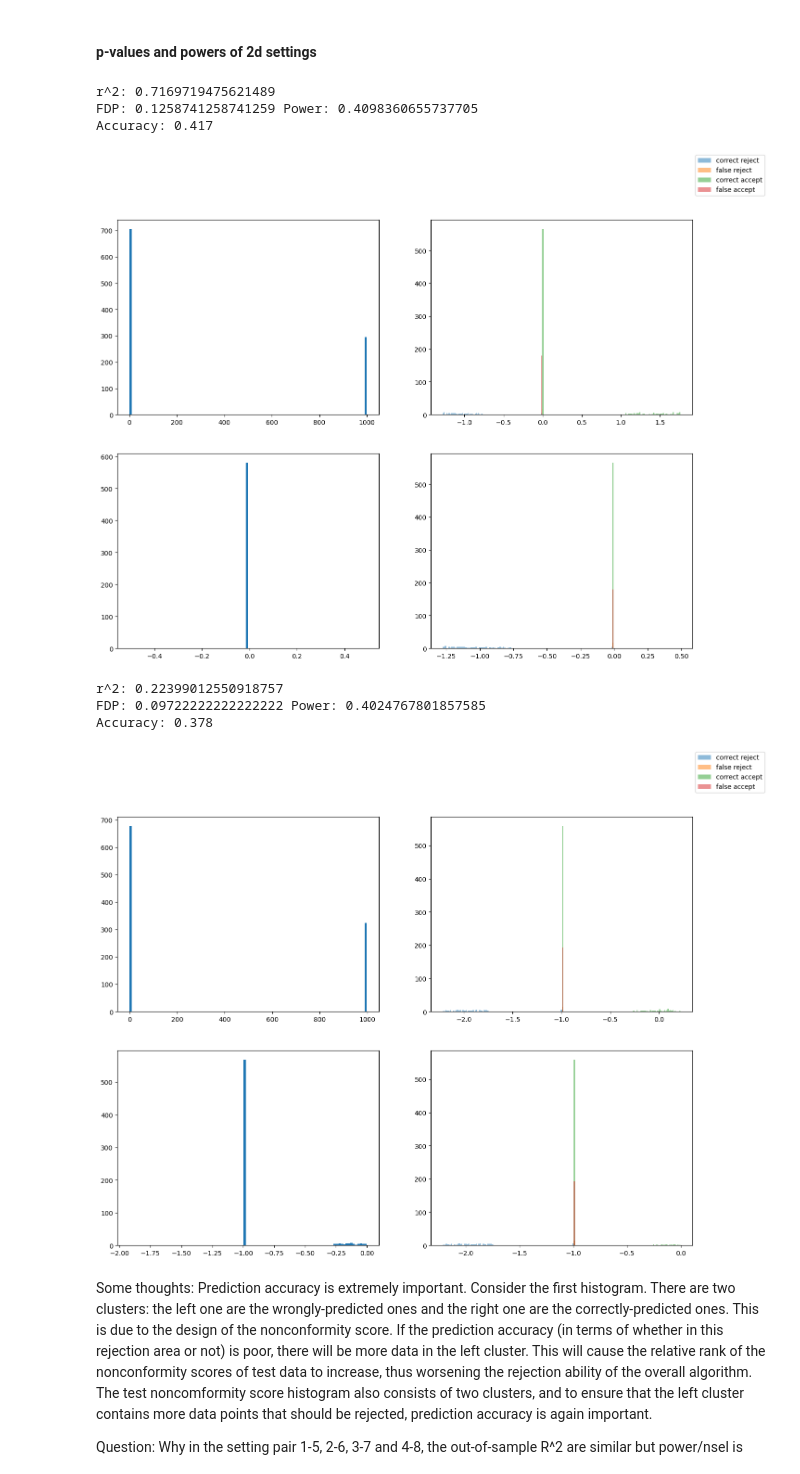
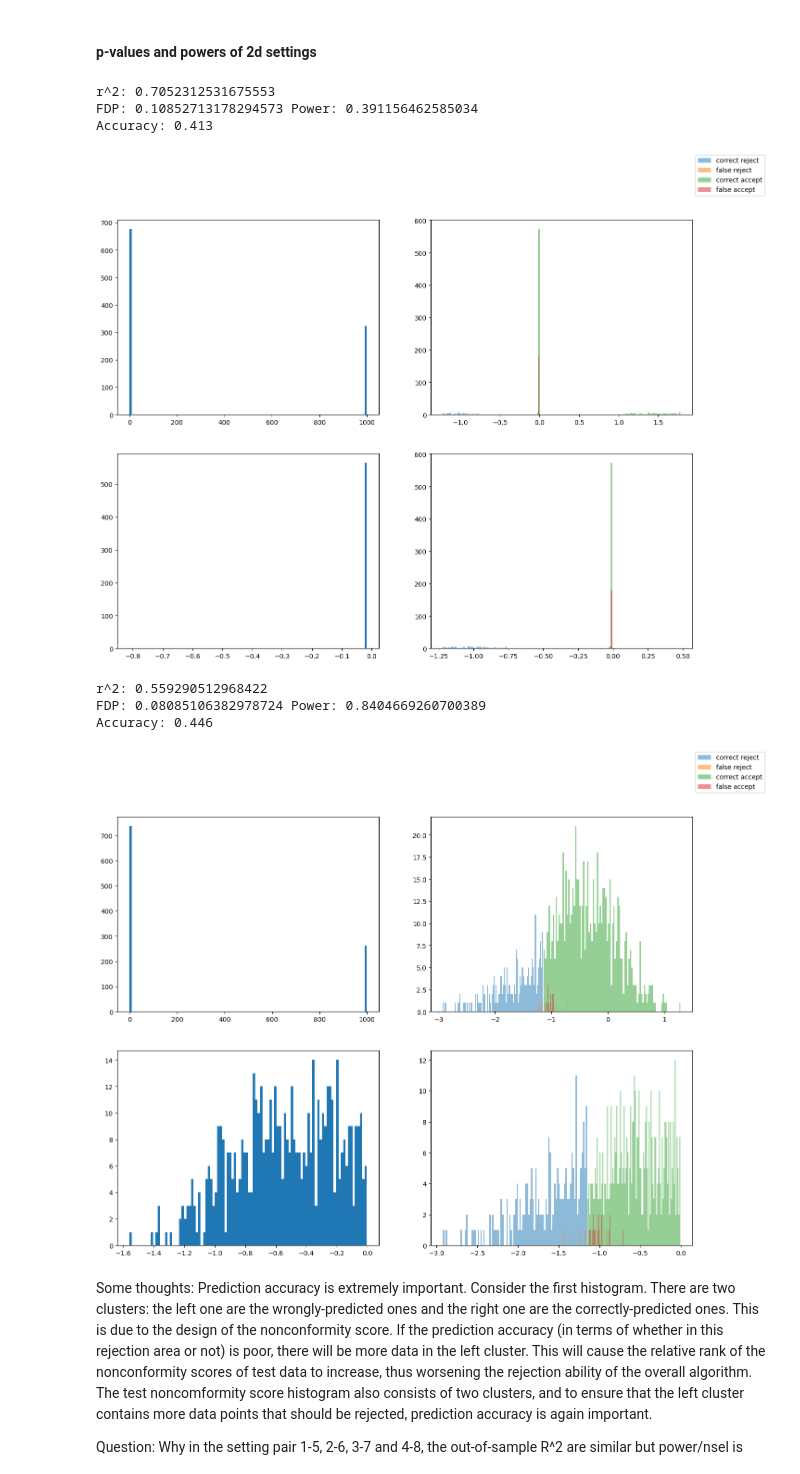
Before and after one commit to Tian-Bai/selcf_paper, a Jupyter notebook: utils/other.ipynb, the cells around one changed output. Drawn from its saved outputs; the diff is of its cells as text; code cells hidden in the pictures.

```diff
--- a/utils/other.ipynb
+++ b/utils/other.ipynb
@@ -11,7 +11,7 @@ import numpy as np
 from matplotlib import pyplot as plt
 
 N = 1000
-ntest = 100
+ntest = 1000
 setting = 1
 sigma = 0.5 if setting in [1, 2, 3, 4] else 0.2
 cov = 0.1
@@ -558,10 +558,10 @@ axs[1][1].hist(test_scores[false_accept][np.where(test_scores[false_accept] < 0)
 fig.legend()
 plt.show()
 # %% [output]
-r^2: 0.7169719475621489
-FDP: 0.1258741258741259 Power: 0.4098360655737705
-Accuracy: 0.417
+r^2: 0.7052312531675553
+FDP: 0.10852713178294573 Power: 0.391156462585034
+Accuracy: 0.413
-[figure, old version]
+[figure, new version]
 # %%
 from utility import gen_data_2d, BH
 from prediction_model import OracleRegressor2d, TrueRegressor2d
@@ -585,7 +585,7 @@ def intersect(l1, l2):
 
 N = 1000
 ntest = 1000
-setting = 3
+setting = 4
 sigma = 0.1
 cov = 0
 dim = 10
@@ -623,37 +623,37 @@ false_accept = intersect(BH_2clip_c, reject)
 true_null = sum((Ytest[:, 0] > 0) & (Ytest[:, 1] > 0))
 if len(BH_2clip) == 0:
     BH_2clip_fdp = 0
     BH_2clip_power = 0
 else:
     BH_2clip_fdp = np.sum((Ytest[BH_2clip][:, 0] <= 0) | (Ytest[BH_2clip][:, 1] <= 0)) / len(BH_2clip)
     BH_2clip_power = np.sum((Ytest[BH_2clip][:, 0] > 0) & (Ytest[BH_2clip][:, 1] > 0)) / true_null if true_null != 0 else 0
 print(f"FDP: {BH_2clip_fdp} Power: {BH_2clip_power}")
 accuracy = accuracy_score((Ytest[:, 0] > 0) & (Ytest[:, 1] > 0), (Ypred[:, 0] > 0) & (Ypred[:, 1] > 0))
 print(f"Accuracy: {accuracy}")
 
 # overall trend
 fig, axs = plt.subplots(nrows = 2, ncols = 2, figsize=(16, 12))
 axs[0][0].hist(calib_scores_2clip, bins=100)
 
 axs[0][1].hist(test_scores[correct_reject], bins=100, alpha=0.5, label='correct reject')
 axs[0][1].hist(test_scores[false_reject], bins=100, alpha=0.5, label='false reject')
 axs[0][1].hist(test_scores[correct_accept], bins=100, alpha=0.5, label='correct accept')
 axs[0][1].hist(test_scores[false_accept], bins=100, alpha=0.5, label='false accept')
 
 # zoom in
 axs[1][0].hist(calib_scores_2clip[np.where(calib_scores_2clip < 0)], bins=100)
 
 axs[1][1].hist(test_scores[correct_reject][np.where(test_scores[correct_reject] < 0)], bins=100, alpha=0.5)
 axs[1][1].hist(test_scores[false_reject][np.where(test_scores[false_reject] < 0)], bins=100, alpha=0.5)
 axs[1][1].hist(test_scores[correct_accept][np.where(test_scores[correct_accept] < 0)], bins=100, alpha=0.5)
 axs[1][1].hist(test_scores[false_accept][np.where(test_scores[false_accept] < 0)], bins=100, alpha=0.5)
 fig.legend()
 plt.show()
 # %% [output]
-r^2: 0.22399012550918757
-FDP: 0.09722222222222222 Power: 0.4024767801857585
-Accuracy: 0.378
+r^2: 0.559290512968422
+FDP: 0.08085106382978724 Power: 0.8404669260700389
+Accuracy: 0.446
-[figure, old version]
+[figure, new version]
 # %% [markdown]
 Some thoughts:
 Prediction accuracy is extremely important. Consider the first histogram. There are two clusters: the left one are the wrongly-predicted ones and the right one are the correctly-predicted ones.
```
Also changed, not shown: parts of 2 cells of this notebook, 11 other files.
